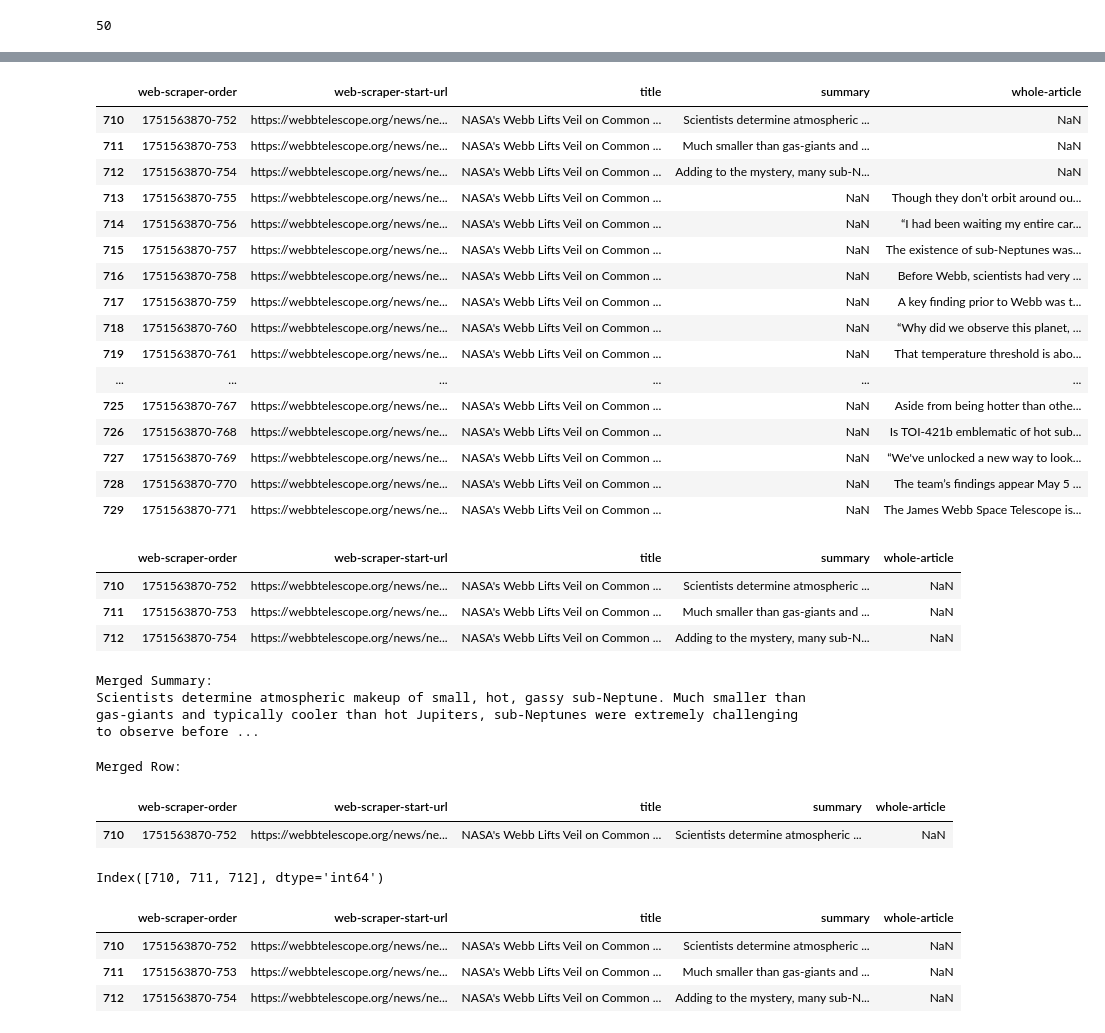
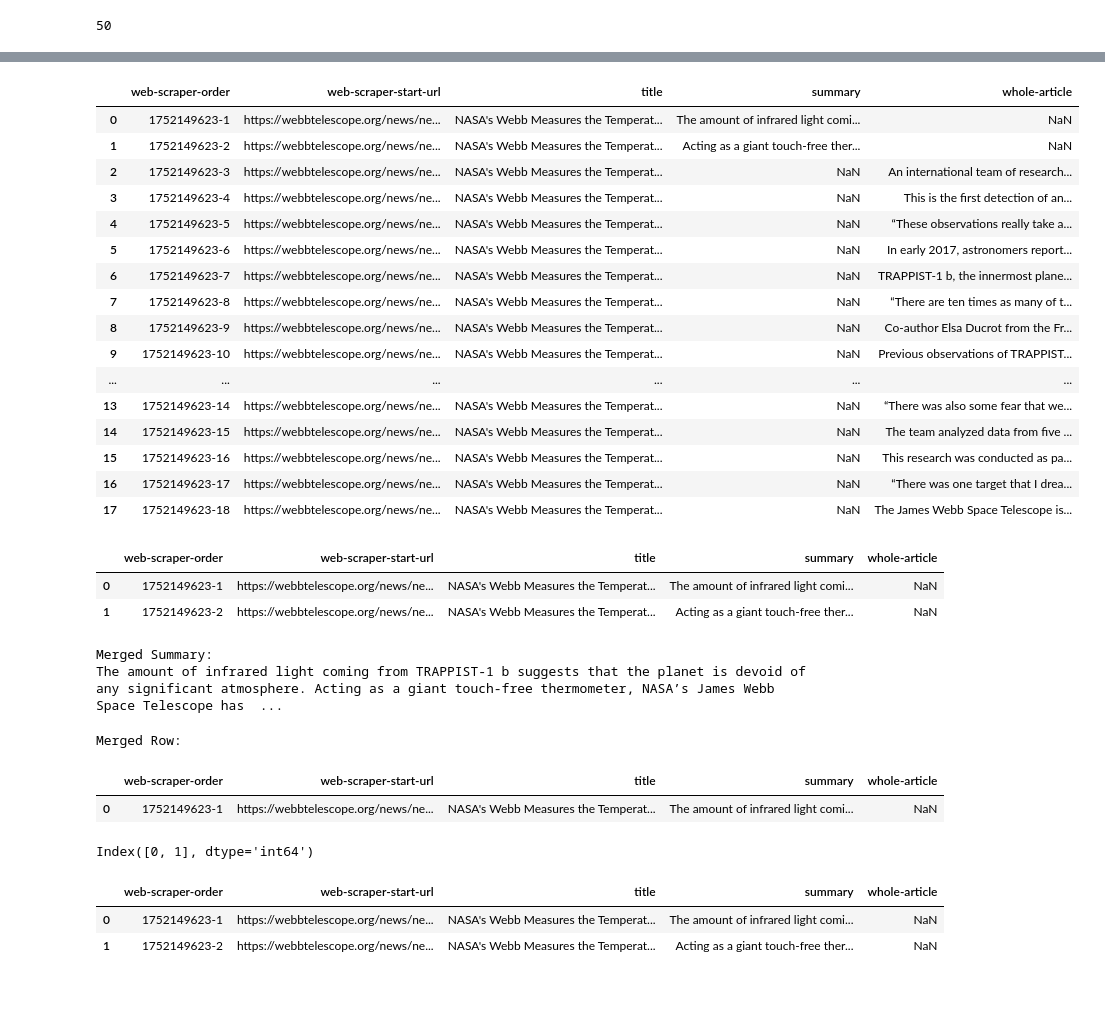
Before and after one commit to NoorFatima01/james-webb-explorer, a Jupyter notebook: data/data-cleaning.ipynb, the cells around one changed output, grey strips where cells are left out. Drawn from its saved outputs; the diff is of its cells as text; code cells hidden in the pictures; blank space fills up the shorter version.

Commit message:
added data

```diff
--- a/data/data-cleaning.ipynb
+++ b/data/data-cleaning.ipynb
@@ -1,7 +1,7 @@
 # %%
 import pandas as pd
 # %%
-df = pd.read_csv('jwst.csv')
+df = pd.read_csv('jwst_page2.csv')
 # %%
 df.head()
 # %% [output]
@@ -95,2 +77,2 @@ df[df["whole-article"] == "To learn more about Webb, visit:"]
 # %%
-df = df.drop(df[df["whole-article"]=="To learn more about Webb, visit:"].index).reset_index(drop=True)
+df = df.drop(df[df["whole-article"]=="The James Webb Space Telescope is the world's premier space science observatory. Webb will solve mysteries in our solar system, look beyond to distant worlds around other stars, and probe the mysterious structures and origins of our universe and our place in it. Webb is an international program led by NASA with its partners, ESA (European Space Agency), and CSA (Canadian Space Agency)."].index).reset_index(drop=True)
@@ -97,3 +85,5 @@ df = df.drop(df[df["whole-article"]=="To learn more about Webb, visit:"].index).
+# %%
+df = df.drop(df[df["whole-article"]=="The James Webb Space Telescope is the world's premier space science observatory. The Fomalhaut observations utilized the Mid-Infrared Instrument (MIRI), which was contributed by NASA and ESA (European Space Agency), with the instrument designed and built by a consortium of nationally funded European Institutes (the MIRI European Consortium) and NASA’s Jet Propulsion Laboratory, in partnership with the University of Arizona. Webb will solve mysteries in our solar system, look beyond to distant worlds around other stars, and probe the mysterious structures and origins of our universe and our place in it. Webb is an international program led by NASA with its partners, ESA, and the Canadian Space Agency."].index).reset_index(drop=True)
 # %%
 df.columns
 # %% [output]
@@ -123,27 +113,27 @@ plt.show()
 # %%
 # now let's take a title
-title="NASA's Webb Lifts Veil on Common but Mysterious Type of Exoplanet"
+title="NASA's Webb Measures the Temperature of a Rocky Exoplanet"
 #print rows where title is this
 current_title_df = df[df["title"] == title]
 current_title_df
 # %% [output]
 |  | web-scraper-order | web-scraper-start-url | title | summary | whole-article |
-| 710 | 1751563870-752 | https://webbtelescope.org/news/ne... | NASA's Webb Lifts Veil on Common ... | Scientists determine atmospheric ... | NaN |
-| 711 | 1751563870-753 | https://webbtelescope.org/news/ne... | NASA's Webb Lifts Veil on Common ... | Much smaller than gas-giants and ... | NaN |
-| 712 | 1751563870-754 | https://webbtelescope.org/news/ne... | NASA's Webb Lifts Veil on Common ... | Adding to the mystery, many sub-N... | NaN |
-| 713 | 1751563870-755 | https://webbtelescope.org/news/ne... | NASA's Webb Lifts Veil on Common ... | NaN | Though they don’t orbit around ou... |
-| 714 | 1751563870-756 | https://webbtelescope.org/news/ne... | NASA's Webb Lifts Veil on Common ... | NaN | “I had been waiting my entire car... |
-| 715 | 1751563870-757 | https://webbtelescope.org/news/ne... | NASA's Webb Lifts Veil on Common ... | NaN | The existence of sub-Neptunes was... |
-| 716 | 1751563870-758 | https://webbtelescope.org/news/ne... | NASA's Webb Lifts Veil on Common ... | NaN | Before Webb, scientists had very ... |
-| 717 | 1751563870-759 | https://webbtelescope.org/news/ne... | NASA's Webb Lifts Veil on Common ... | NaN | A key finding prior to Webb was t... |
-| 718 | 1751563870-760 | https://webbtelescope.org/news/ne... | NASA's Webb Lifts Veil on Common ... | NaN | “Why did we observe this planet, ... |
-| 719 | 1751563870-761 | https://webbtelescope.org/news/ne... | NASA's Webb Lifts Veil on Common ... | NaN | That temperature threshold is abo... |
+| 0 | 1752149623-1 | https://webbtelescope.org/news/ne... | NASA's Webb Measures the Temperat... | The amount of infrared light comi... | NaN |
+| 1 | 1752149623-2 | https://webbtelescope.org/news/ne... | NASA's Webb Measures the Temperat... | Acting as a giant touch-free ther... | NaN |
+| 2 | 1752149623-3 | https://webbtelescope.org/news/ne... | NASA's Webb Measures the Temperat... | NaN | An international team of research... |
+| 3 | 1752149623-4 | https://webbtelescope.org/news/ne... | NASA's Webb Measures the Temperat... | NaN | This is the first detection of an... |
+| 4 | 1752149623-5 | https://webbtelescope.org/news/ne... | NASA's Webb Measures the Temperat... | NaN | “These observations really take a... |
+| 5 | 1752149623-6 | https://webbtelescope.org/news/ne... | NASA's Webb Measures the Temperat... | NaN | In early 2017, astronomers report... |
+| 6 | 1752149623-7 | https://webbtelescope.org/news/ne... | NASA's Webb Measures the Temperat... | NaN | TRAPPIST-1 b, the innermost plane... |
+| 7 | 1752149623-8 | https://webbtelescope.org/news/ne... | NASA's Webb Measures the Temperat... | NaN | “There are ten times as many of t... |
+| 8 | 1752149623-9 | https://webbtelescope.org/news/ne... | NASA's Webb Measures the Temperat... | NaN | Co-author Elsa Ducrot from the Fr... |
+| 9 | 1752149623-10 | https://webbtelescope.org/news/ne... | NASA's Webb Measures the Temperat... | NaN | Previous observations of TRAPPIST... |
 | ... | ... | ... | ... | ... | ... |
-| 725 | 1751563870-767 | https://webbtelescope.org/news/ne... | NASA's Webb Lifts Veil on Common ... | NaN | Aside from being hotter than othe... |
-| 726 | 1751563870-768 | https://webbtelescope.org/news/ne... | NASA's Webb Lifts Veil on Common ... | NaN | Is TOI-421b emblematic of hot sub... |
-| 727 | 1751563870-769 | https://webbtelescope.org/news/ne... | NASA's Webb Lifts Veil on Common ... | NaN | “We've unlocked a new way to look... |
-| 728 | 1751563870-770 | https://webbtelescope.org/news/ne... | NASA's Webb Lifts Veil on Common ... | NaN | The team’s findings appear May 5 ... |
-| 729 | 1751563870-771 | https://webbtelescope.org/news/ne... | NASA's Webb Lifts Veil on Common ... | NaN | The James Webb Space Telescope is... |
+| 13 | 1752149623-14 | https://webbtelescope.org/news/ne... | NASA's Webb Measures the Temperat... | NaN | “There was also some fear that we... |
+| 14 | 1752149623-15 | https://webbtelescope.org/news/ne... | NASA's Webb Measures the Temperat... | NaN | The team analyzed data from five ... |
+| 15 | 1752149623-16 | https://webbtelescope.org/news/ne... | NASA's Webb Measures the Temperat... | NaN | This research was conducted as pa... |
+| 16 | 1752149623-17 | https://webbtelescope.org/news/ne... | NASA's Webb Measures the Temperat... | NaN | “There was one target that I drea... |
+| 17 | 1752149623-18 | https://webbtelescope.org/news/ne... | NASA's Webb Measures the Temperat... | NaN | The James Webb Space Telescope is... |
 # %%
 # first merge all rows where summary exists and whole-article-selector is null
 
@@ -152,9 +142,8 @@ filtered_rows = current_title_df[current_title_df["summary"].notnull() & current
 filtered_rows
 # %% [output]
 |  | web-scraper-order | web-scraper-start-url | title | summary | whole-article |
-| 710 | 1751563870-752 | https://webbtelescope.org/news/ne... | NASA's Webb Lifts Veil on Common ... | Scientists determine atmospheric ... | NaN |
-| 711 | 1751563870-753 | https://webbtelescope.org/news/ne... | NASA's Webb Lifts Veil on Common ... | Much smaller than gas-giants and ... | NaN |
-| 712 | 1751563870-754 | https://webbtelescope.org/news/ne... | NASA's Webb Lifts Veil on Common ... | Adding to the mystery, many sub-N... | NaN |
+| 0 | 1752149623-1 | https://webbtelescope.org/news/ne... | NASA's Webb Measures the Temperat... | The amount of infrared light comi... | NaN |
+| 1 | 1752149623-2 | https://webbtelescope.org/news/ne... | NASA's Webb Measures the Temperat... | Acting as a giant touch-free ther... | NaN |
 # %%
 # then we combine the summaries of these rows into a single summary
 merged_summary = " ".join(filtered_rows["summary"].astype(str))
@@ -162,7 +151,7 @@ print("Merged Summary:")
 print(merged_summary)
 # %% [output]
 Merged Summary:
-Scientists determine atmospheric makeup of small, hot, gassy sub-Neptune. Much smaller than gas-giants and typically cooler than hot Jupiters, sub-Neptunes were extremely challenging to observe before ...
+The amount of infrared light coming from TRAPPIST-1 b suggests that the planet is devoid of any significant atmosphere. Acting as a giant touch-free thermometer, NASA’s James Webb Space Telescope has  ...
 # %%
 # copy the first filtered row into a new variable
 merged_row = filtered_rows.iloc[0].copy()
@@ -175,18 +164,17 @@ merged_row_frame
 # %% [output]
 Merged Row:
 |  | web-scraper-order | web-scraper-start-url | title | summary | whole-article |
-| 710 | 1751563870-752 | https://webbtelescope.org/news/ne... | NASA's Webb Lifts Veil on Common ... | Scientists determine atmospheric ... | NaN |
+| 0 | 1752149623-1 | https://webbtelescope.org/news/ne... | NASA's Webb Measures the Temperat... | The amount of infrared light comi... | NaN |
 # %%
 filtered_rows.index
 # %% [output]
-Index([710, 711, 712], dtype='int64')
+Index([0, 1], dtype='int64')
 # %%
 filtered_rows
 # %% [output]
 |  | web-scraper-order | web-scraper-start-url | title | summary | whole-article |
-| 710 | 1751563870-752 | https://webbtelescope.org/news/ne... | NASA's Webb Lifts Veil on Common ... | Scientists determine atmospheric ... | NaN |
-| 711 | 1751563870-753 | https://webbtelescope.org/news/ne... | NASA's Webb Lifts Veil on Common ... | Much smaller than gas-giants and ... | NaN |
-| 712 | 1751563870-754 | https://webbtelescope.org/news/ne... | NASA's Webb Lifts Veil on Common ... | Adding to the mystery, many sub-N... | NaN |
+| 0 | 1752149623-1 | https://webbtelescope.org/news/ne... | NASA's Webb Measures the Temperat... | The amount of infrared light comi... | NaN |
+| 1 | 1752149623-2 | https://webbtelescope.org/news/ne... | NASA's Webb Measures the Temperat... | Acting as a giant touch-free ther... | NaN |
 # %%
 # drop the filtered rows from the original dataframe using their indexes
 current_title_df = current_title_df.drop(filtered_rows.index).reset_index(drop=True)
```
Also changed, not shown: parts of 29 cells of this notebook, 4 other files.
